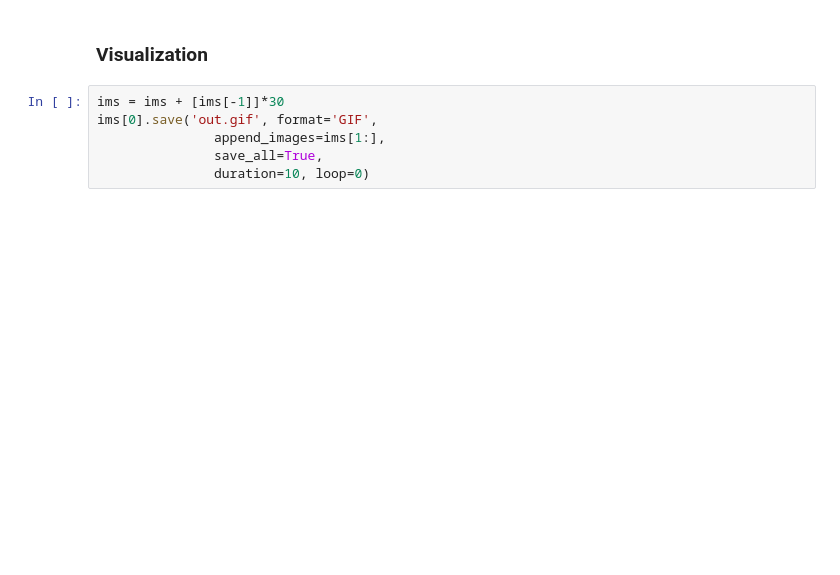
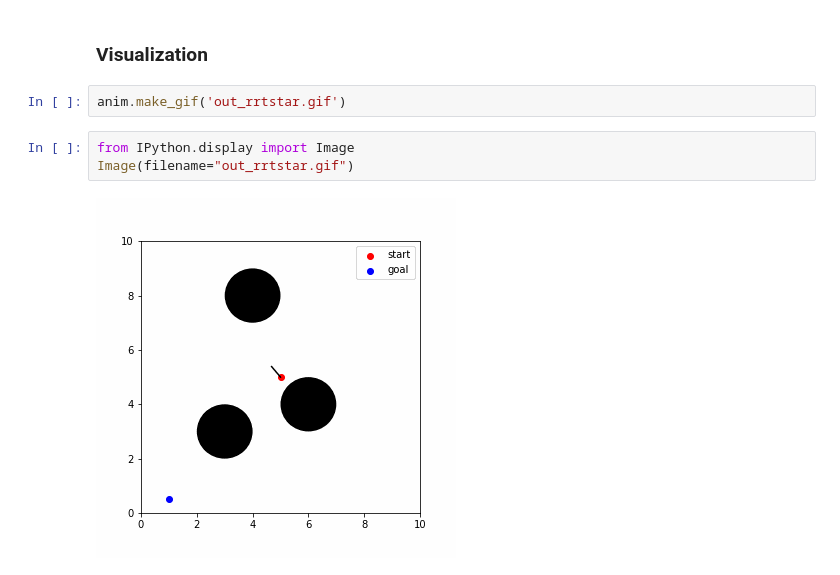
Before and after one commit to kh11kim/jupyrobo, a Jupyter notebook: RRT/rrtstar.ipynb, the cells around one changed output. Cells and saved outputs as stored; diff of their text form; blank space fills up the shorter version.

```diff
--- a/RRT/rrtstar.ipynb
+++ b/RRT/rrtstar.ipynb
@@ -221,8 +191,9 @@ Image(filename="out.gif")
 # %% [markdown]
 ### Visualization
-# %%
-ims = ims + [ims[-1]]*30
-ims[0].save('out.gif', format='GIF',
-               append_images=ims[1:],
-               save_all=True,
-               duration=10, loop=0)
+# %%
+anim.make_gif('out_rrtstar.gif')
+# %%
+from IPython.display import Image
+Image(filename="out_rrtstar.gif")
+# %% [output]
+[figure, added]
```
Also changed, not shown: parts of 16 cells of this notebook, 4 other files.
